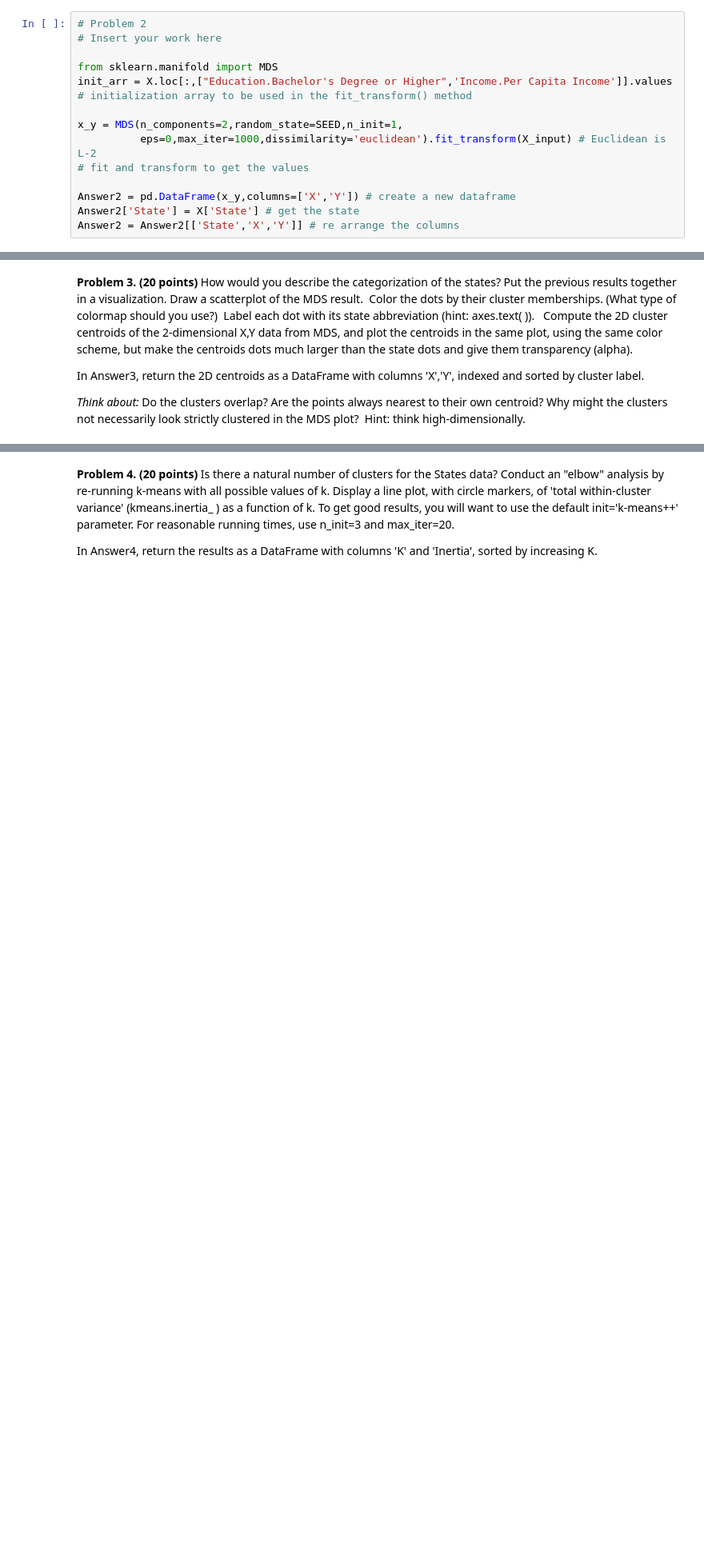
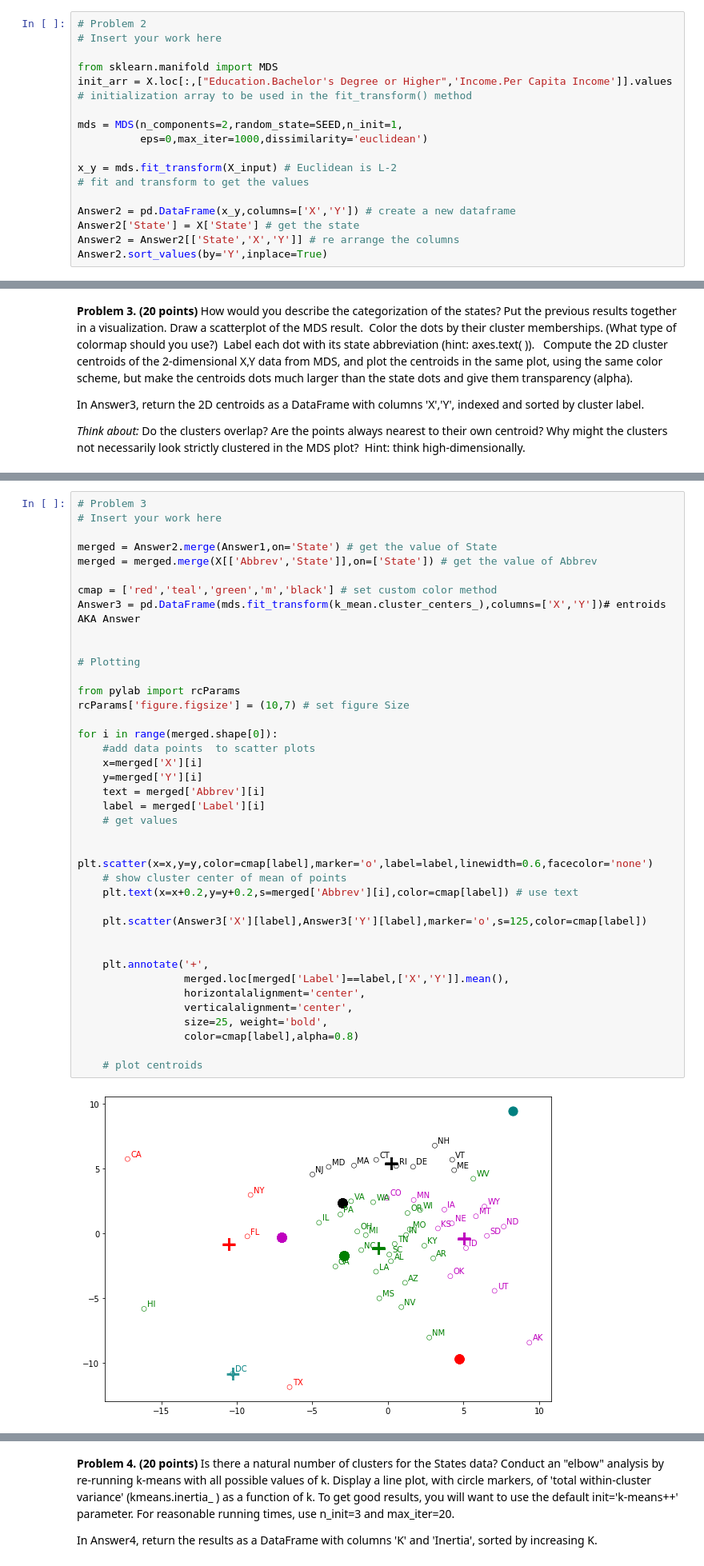
Before and after one commit to deshwalmahesh/Project-KMeans-MDS-Parallel-Coordinates, a Jupyter notebook: 5373488_1_homework07.ipynb, the cells around one changed output, grey strips where cells are left out. Shown at 80% size. Saved outputs shown, nothing was run; the diff lists cells and outputs as text; blank space fills up the shorter version.

Commit message:
clusters centers different than the mean

```diff
--- a/5373488_1_homework07.ipynb
+++ b/5373488_1_homework07.ipynb
@@ -120,13 +124,16 @@ from sklearn.manifold import MDS
 init_arr = X.loc[:,["Education.Bachelor's Degree or Higher",'Income.Per Capita Income']].values
 # initialization array to be used in the fit_transform() method
 
-x_y = MDS(n_components=2,random_state=SEED,n_init=1,
-          eps=0,max_iter=1000,dissimilarity='euclidean').fit_transform(X_input) # Euclidean is L-2
+mds = MDS(n_components=2,random_state=SEED,n_init=1,
+          eps=0,max_iter=1000,dissimilarity='euclidean')
+
+x_y = mds.fit_transform(X_input) # Euclidean is L-2
 # fit and transform to get the values
 
 Answer2 = pd.DataFrame(x_y,columns=['X','Y']) # create a new dataframe
 Answer2['State'] = X['State'] # get the state
 Answer2 = Answer2[['State','X','Y']] # re arrange the columns
+Answer2.sort_values(by='Y',inplace=True)
 # %% [markdown]
 __________________________________________________________________________________________________________
 # %% [markdown]
@@ -146,0 +148,41 @@ Answer3
+# %%
+# Problem 3
+# Insert your work here
+
+merged = Answer2.merge(Answer1,on='State') # get the value of State
+merged = merged.merge(X[['Abbrev','State']],on=['State']) # get the value of Abbrev
+
+cmap = ['red','teal','green','m','black'] # set custom color method
+Answer3 = pd.DataFrame(mds.fit_transform(k_mean.cluster_centers_),columns=['X','Y'])# entroids AKA Answer
+
+
+# Plotting
+
+from pylab import rcParams
+rcParams['figure.figsize'] = (10,7) # set figure Size
+
+for i in range(merged.shape[0]):
+    #add data points  to scatter plots
+    x=merged['X'][i]
+    y=merged['Y'][i]
+    text = merged['Abbrev'][i]
+    label = merged['Label'][i]
+    # get values
+
+    plt.scatter(x=x,y=y,color=cmap[label],marker='o',label=label,linewidth=0.6,facecolor='none')
+    # show cluster center of mean of points
+    plt.text(x=x+0.2,y=y+0.2,s=merged['Abbrev'][i],color=cmap[label]) # use text
+
+    plt.scatter(Answer3['X'][label],Answer3['Y'][label],marker='o',s=125,color=cmap[label])
+
+
+    plt.annotate('+',
+                 merged.loc[merged['Label']==label,['X','Y']].mean(),
+                 horizontalalignment='center',
+                 verticalalignment='center',
+                 size=25, weight='bold',
+                 color=cmap[label],alpha=0.8)
+
+    # plot centroids
+# %% [output]
+[figure, added]
```
Also changed, not shown: parts of 4 cells of this notebook.
